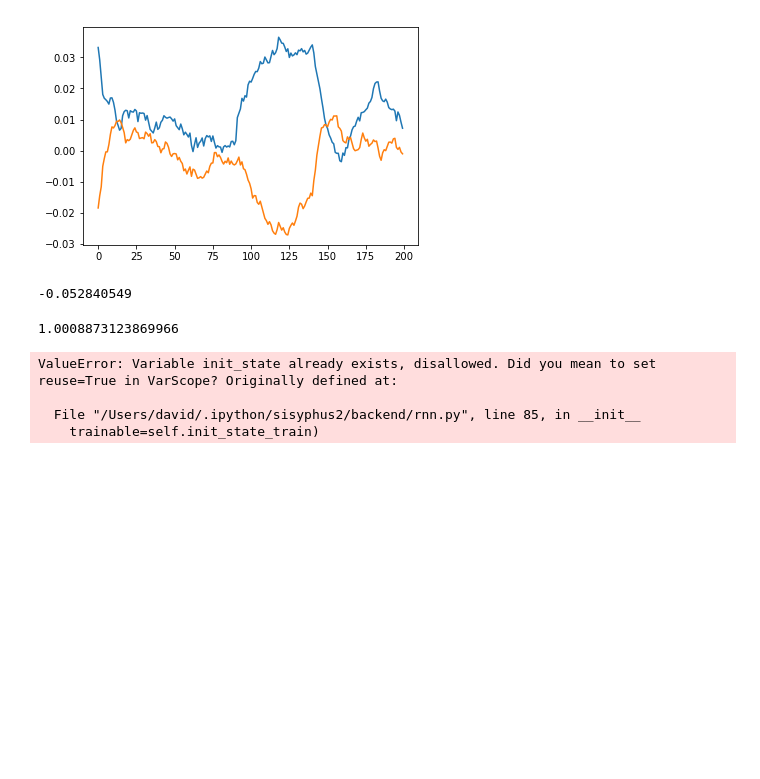
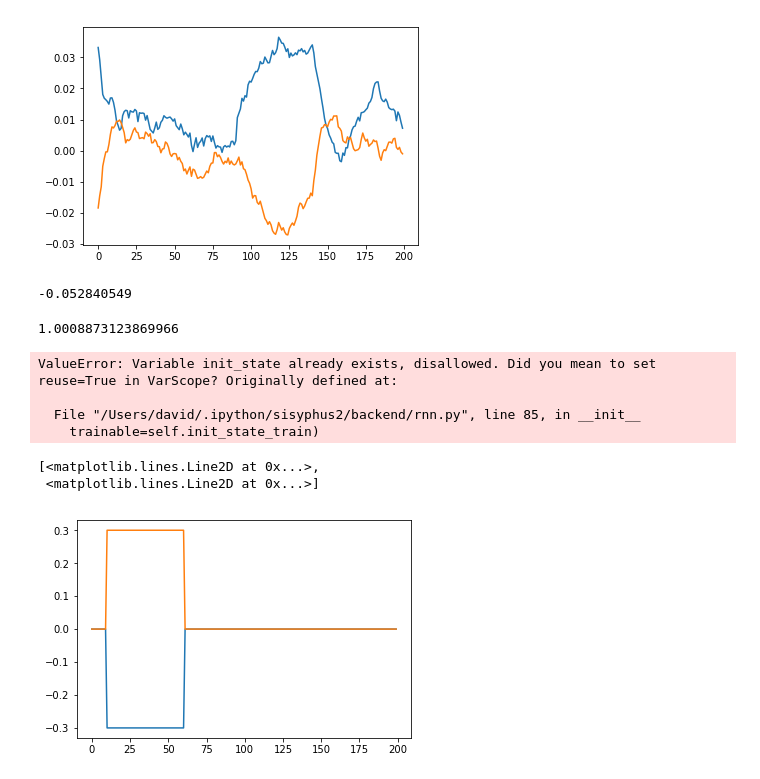
Before and after one commit to davidbrandfonbrener/sisyphus2, a Jupyter notebook: notebooks/Refactor tests.ipynb, the cells around one changed output. Drawn from its saved outputs; the diff is of its cells as text; code cells hidden in the pictures; blank space fills up the shorter version.

Commit message:
added new object oriented task backend with RDM task

```diff
--- a/notebooks/Refactor tests.ipynb
+++ b/notebooks/Refactor tests.ipynb
@@ -197,3 +198,13 @@ ValueError: Variable init_state already exists, disallowed. Did you mean to set
 
   File "/Users/david/.ipython/sisyphus2/backend/rnn.py", line 85, in __init__
     trainable=self.init_state_train)
+# %%
+rdm = task.RDM(N_in = 2, N_out = 2, dt = 10, tau = 100, T = 2000, N_batch = 64)
+# %%
+x,y,m = rdm.batch_generator().next()
+# %%
+plt.plot(x[0,:,:])
+# %% [output]
+[<matplotlib.lines.Line2D at 0x...>,
+ <matplotlib.lines.Line2D at 0x...>]
+[figure, added]
```
Also changed, not shown: parts of 2 cells of this notebook, 1 other file.
